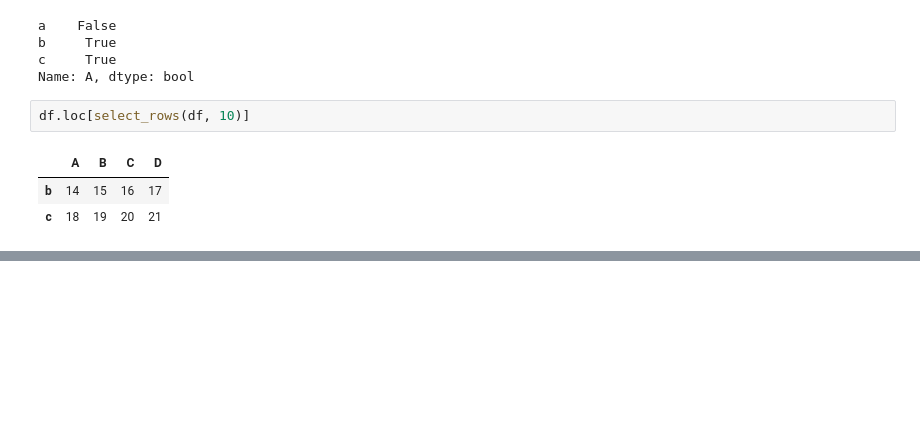
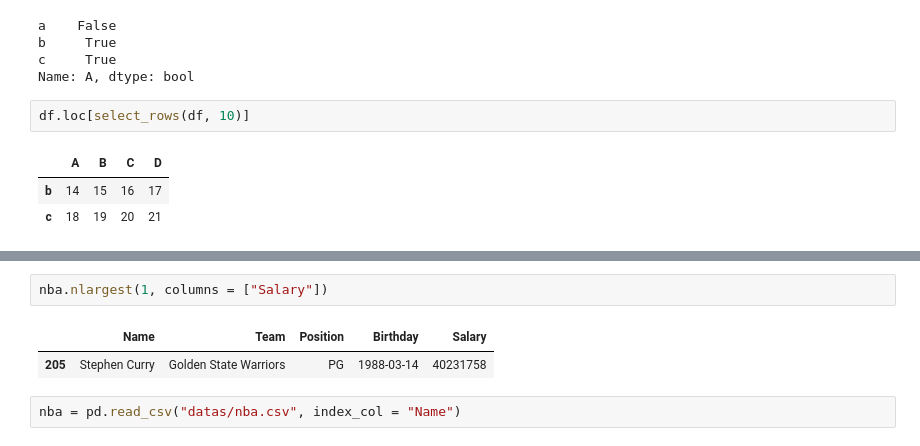
Before and after one commit to kim-out/Data-Analysis-Track, a Jupyter notebook: 16DataPrac.ipynb, the cells around one changed output, grey strips where cells are left out. Cells and saved outputs as stored; diff of their text form; blank space fills up the shorter version.

```diff
--- a/16DataPrac.ipynb
+++ b/16DataPrac.ipynb
@@ -597,0 +544,7 @@ teams.sort_values("team").to_csv("datas/teams_result.csv")
+# %%
+nba.nlargest(1, columns = ["Salary"])
+# %% [output]
+|  | Name | Team | Position | Birthday | Salary |
+| 205 | Stephen Curry | Golden State Warriors | PG | 1988-03-14 | 40231758 |
+# %%
+nba = pd.read_csv("datas/nba.csv", index_col = "Name")
```
Also changed, not shown: parts of 30 cells of this notebook, 1 other file.
